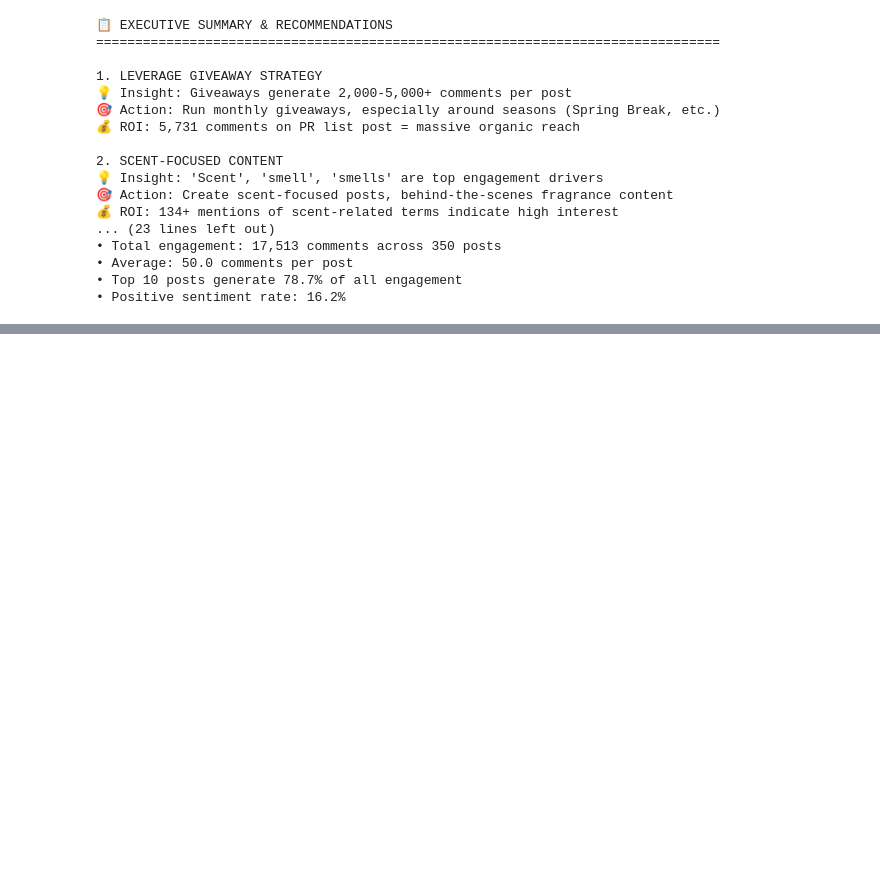
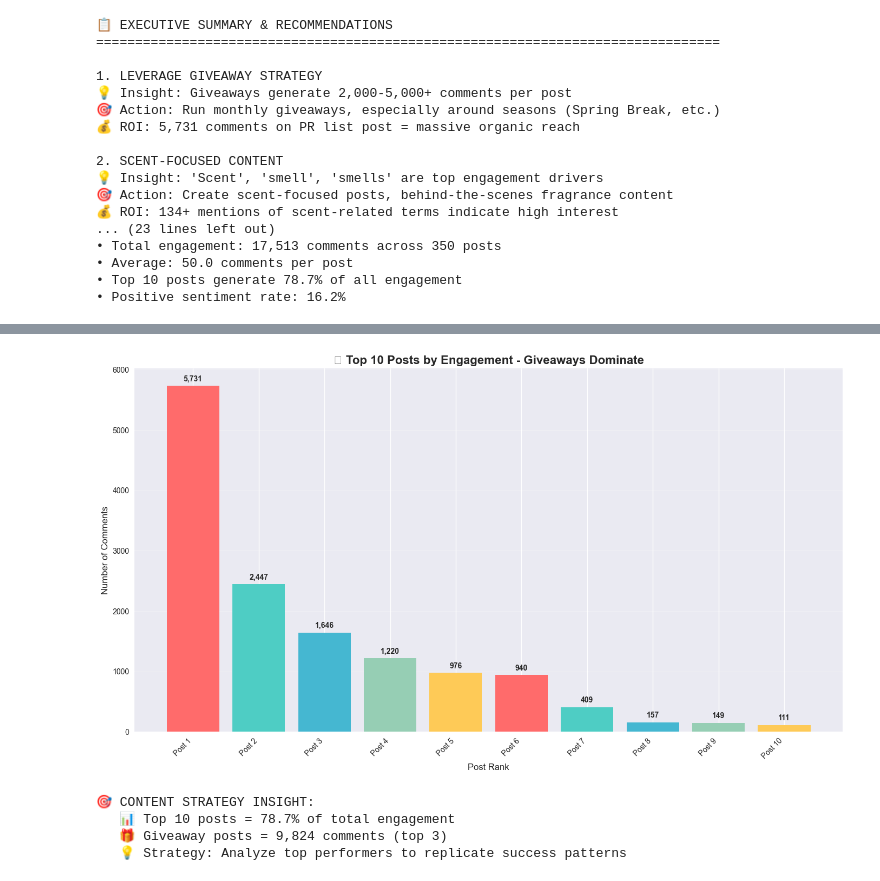
Before and after one commit to NikhilSoni15/scrollmark_test, a Jupyter notebook: notebooks/trend_analysis.ipynb, the cells around one changed output, grey strips where cells are left out. Cells and saved outputs as stored; diff of their text form; code cells hidden in the pictures; blank space fills up the shorter version.

```diff
--- a/notebooks/trend_analysis.ipynb
+++ b/notebooks/trend_analysis.ipynb
@@ -530,0 +597,39 @@ print(f"• Positive sentiment rate: {(len(df_clean[df_clean['sentiment_category
+# %%
+# 3. Top 10 Posts by Engagement - Shows the power law distribution
+plt.figure(figsize=(14, 8))
+
+# Create bar chart of top 10 posts
+post_data = top_posts.head(10)
+bars = plt.bar(range(len(post_data)), post_data['comment_count'],
+               color=['#FF6B6B', '#4ECDC4', '#45B7D1', '#96CEB4', '#FECA57'] * 2)
+
+plt.title('🏆 Top 10 Posts by Engagement - Giveaways Dominate', fontsize=16, fontweight='bold')
+plt.xlabel('Post Rank', fontsize=12)
+plt.ylabel('Number of Comments', fontsize=12)
+
+# Add value labels on bars
+for i, (bar, comments) in enumerate(zip(bars, post_data['comment_count'])):
+    plt.text(bar.get_x() + bar.get_width()/2, bar.get_height() + 50,
+             f'{comments:,}', ha='center', va='bottom', fontweight='bold')
+
+# Add post descriptions as x-axis labels
+post_labels = []
+for _, row in post_data.iterrows():
+    caption = row['media_caption'][:30] + "..." if len(row['media_caption']) > 30 else row['media_caption']
+    post_labels.append(f"Post {len(post_labels)+1}")
+
+plt.xticks(range(len(post_data)), post_labels, rotation=45, ha='right')
+plt.grid(axis='y', alpha=0.3)
+plt.tight_layout()
+plt.show()
+
+print("🎯 CONTENT STRATEGY INSIGHT:")
+print(f"   📊 Top 10 posts = {top_10_percentage:.1f}% of total engagement")
+print(f"   🎁 Giveaway posts = {post_data.head(3)['comment_count'].sum():,} comments (top 3)")
+print(f"   💡 Strategy: Analyze top performers to replicate success patterns")
+# %% [output]
+[figure, added]
+🎯 CONTENT STRATEGY INSIGHT:
+   📊 Top 10 posts = 78.7% of total engagement
+   🎁 Giveaway posts = 9,824 comments (top 3)
+   💡 Strategy: Analyze top performers to replicate success patterns
```
Also changed, not shown: parts of 5 cells of this notebook, 6 other files.
